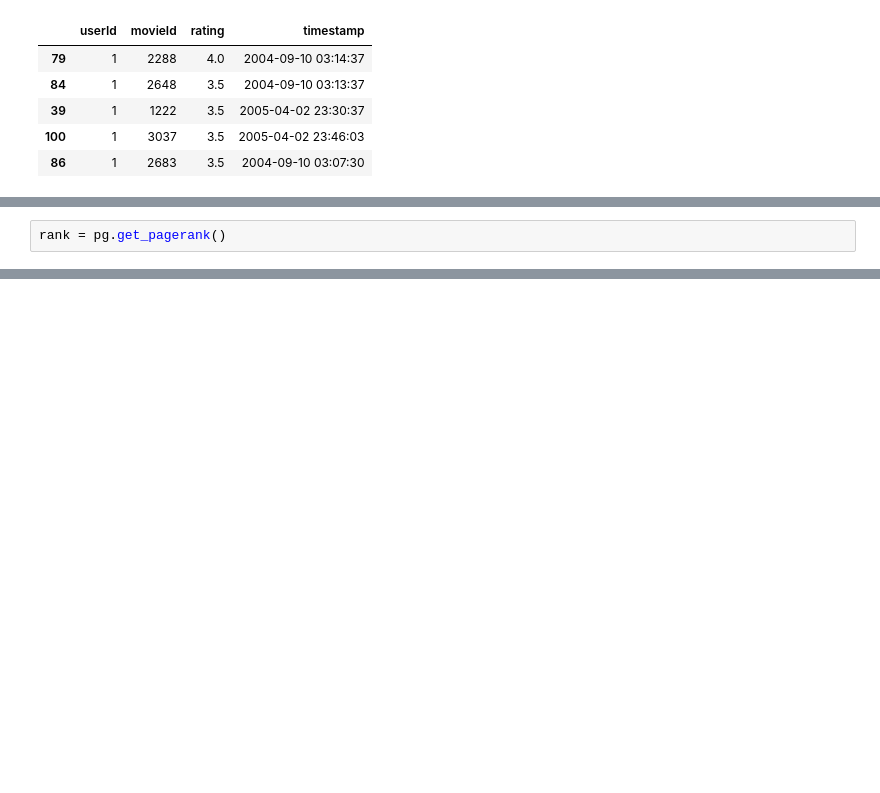
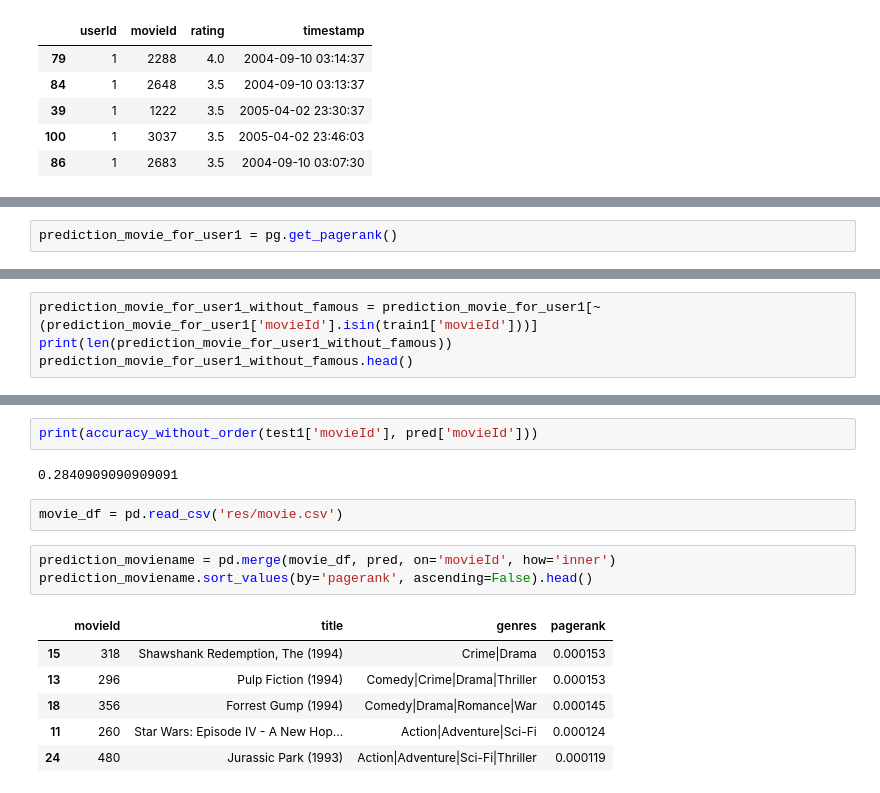
Before and after one commit to DimaOshchepkov/PageRank-Course-Project, a Jupyter notebook: handmaid_pagerank_realization.ipynb, the cells around one changed output, grey strips where cells are left out. Drawn from its saved outputs; the diff is of its cells as text; blank space fills up the shorter version.

```diff
--- a/handmaid_pagerank_realization.ipynb
+++ b/handmaid_pagerank_realization.ipynb
@@ -256,2 +277,2 @@ pg = PageRank(data, 'userId', 'movieId', 'rating', 1)
 # %%
-rank = pg.get_pagerank()
+prediction_movie_for_user1 = pg.get_pagerank()
@@ -304,0 +288,4 @@ rank['pagerank'].sum()
+# %%
+prediction_movie_for_user1_without_famous = prediction_movie_for_user1[~(prediction_movie_for_user1['movieId'].isin(train1['movieId']))]
+print(len(prediction_movie_for_user1_without_famous))
+prediction_movie_for_user1_without_famous.head()
@@ -304,0 +344,16 @@ rank['pagerank'].sum()
+# %%
+print(accuracy_without_order(test1['movieId'], pred['movieId']))
+# %% [output]
+0.2840909090909091
+# %%
+movie_df = pd.read_csv('res/movie.csv')
+# %%
+prediction_moviename = pd.merge(movie_df, pred, on='movieId', how='inner')
+prediction_moviename.sort_values(by='pagerank', ascending=False).head()
+# %% [output]
+|  | movieId | title | genres | pagerank |
+| 15 | 318 | Shawshank Redemption, The (1994) | Crime|Drama | 0.000153 |
+| 13 | 296 | Pulp Fiction (1994) | Comedy|Crime|Drama|Thriller | 0.000153 |
+| 18 | 356 | Forrest Gump (1994) | Comedy|Drama|Romance|War | 0.000145 |
+| 11 | 260 | Star Wars: Episode IV - A New Hop... | Action|Adventure|Sci-Fi | 0.000124 |
+| 24 | 480 | Jurassic Park (1993) | Action|Adventure|Sci-Fi|Thriller | 0.000119 |
```
Also changed, not shown: parts of 16 cells of this notebook.
